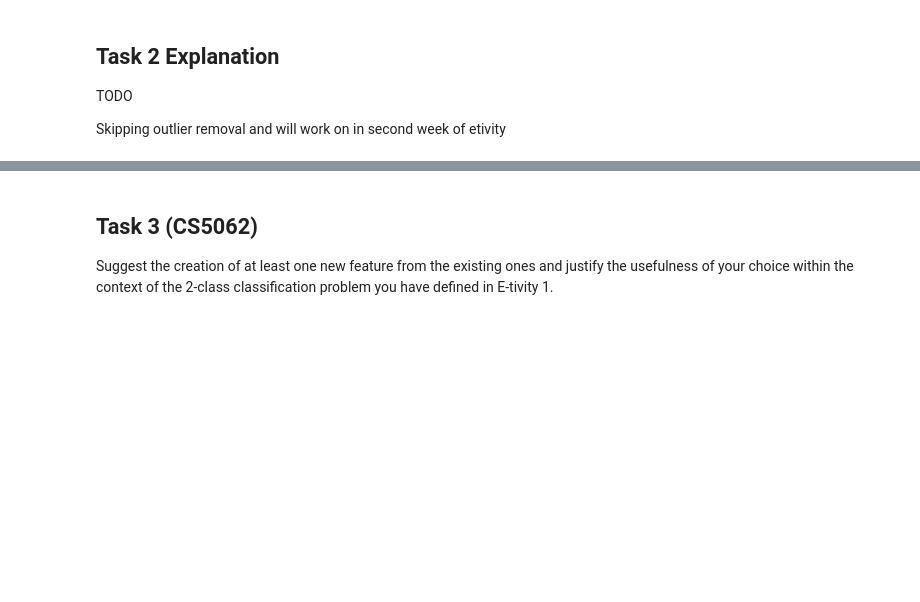
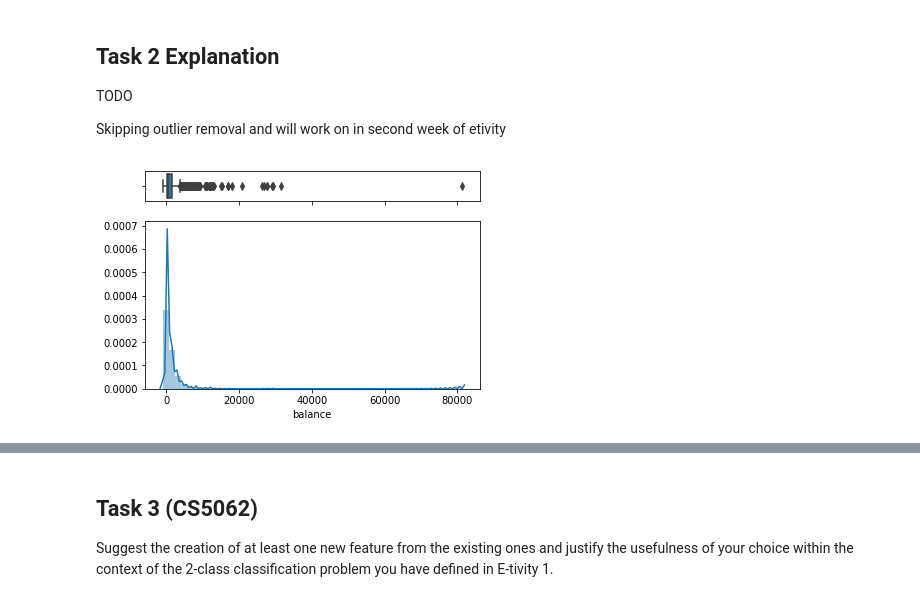
Before and after one commit to vipulpopat/MSCAI_Sem1_Etivity2, a Jupyter notebook: Etivity2_9939245.ipynb, the cells around one changed output, grey strips where cells are left out. Saved outputs shown, nothing was run; the diff lists cells and outputs as text; code cells hidden in the pictures; blank space fills up the shorter version.

```diff
--- a/Etivity2_9939245.ipynb
+++ b/Etivity2_9939245.ipynb
@@ -746,3 +756,23 @@ For 'contact' and 'poutcome' I merely used 'unknown' to replace the missing valu
 TODO
 
 Skipping outlier removal and will work on in second week of etivity
+# %%
+def plot_hist_with_box(feature):
+    # From https://python-graph-gallery.com/24-histogram-with-a-boxplot-on-top-seaborn/
+    # Cut the window in 2 parts
+    f, (ax_box, ax_hist) = plt.subplots(2, sharex=True, gridspec_kw={"height_ratios": (.15, .85)})
+
+    # Add a graph in each part
+    sns.boxplot(df[feature], ax=ax_box)
+    sns.distplot(df[feature], ax=ax_hist)
+    #sns.boxplot(df["balance"], ax=ax_box)
+    #sns.distplot(df["balance"], ax=ax_hist)
+
+    # Remove x axis name for the boxplot
+    ax_box.set(xlabel='')
+    plt.show()
+    return
+
+plot_hist_with_box('balance')
+# %% [output]
+[figure, added]
```
Also changed, not shown: parts of 16 cells of this notebook.
